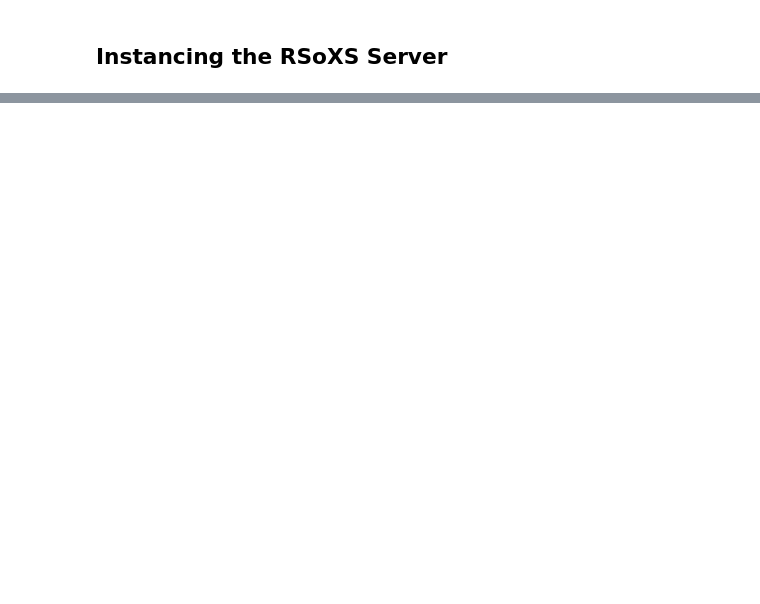
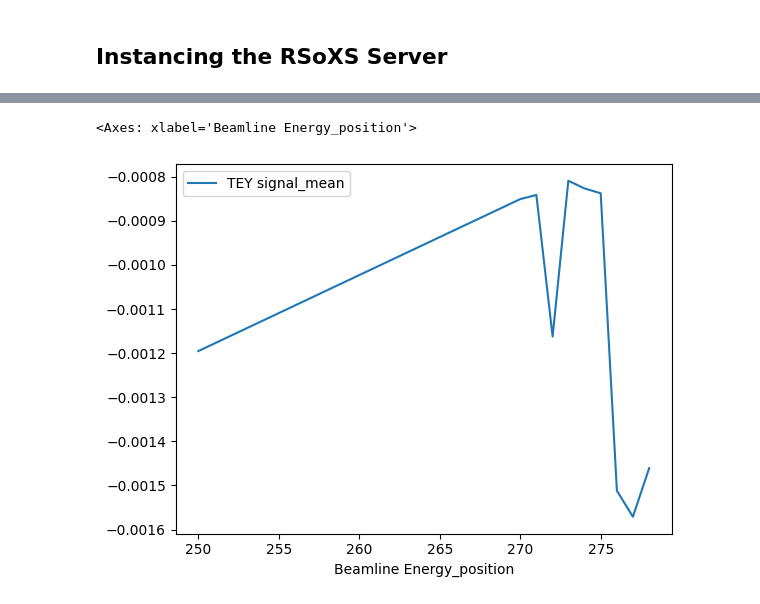
Before and after one commit to ALS-RSOXS/auto-reflect, a Jupyter notebook: test_API.ipynb, the cells around one changed output, grey strips where cells are left out. Saved outputs shown, nothing was run; the diff lists cells and outputs as text; code cells hidden in the pictures; blank space fills up the shorter version.

```diff
--- a/test_API.ipynb
+++ b/test_API.ipynb
@@ -15,3 +1,18 @@ from bcs import BCSz
+# %%
+import asyncio
+import time
+from typing import get_args
+
+import matplotlib.pyplot as plt
+import numpy as np
+import pandas as pd
+from bcs import BCSz
+from bcs.BCSz import MotorStatus
+
+from api_dev.types import AI, DIO, Motor
+
+ai = get_args(AI.__value__)
+motor = get_args(Motor.__value__)
 # %% [markdown]
 ## Instancing the RSoXS Server
 # %%
@@ -339,0 +221,2 @@ type Motor = Literal[
+# %%
+default_energies = np.loadtxt("data/c-kedge.txt")
@@ -339,0 +236,9 @@ type Motor = Literal[
+# %%
+scan_data = await scan_motor_from_list(
+    server=rsoxs,
+    motor="Beamline Energy",
+    positions=default_energies[:10],  # First 10 energies for testing
+    count_time_s=1.0,
+    delay_after_move_s=0.2,
+)
+scan_data
@@ -339,0 +258,5 @@ type Motor = Literal[
+# %%
+scan_data.plot(x="Beamline Energy_position", y="TEY signal_mean")
+# %% [output]
+<Axes: xlabel='Beamline Energy_position'>
+[figure, added]
```
Also changed, not shown: parts of 28 cells of this notebook, 6 other files.
